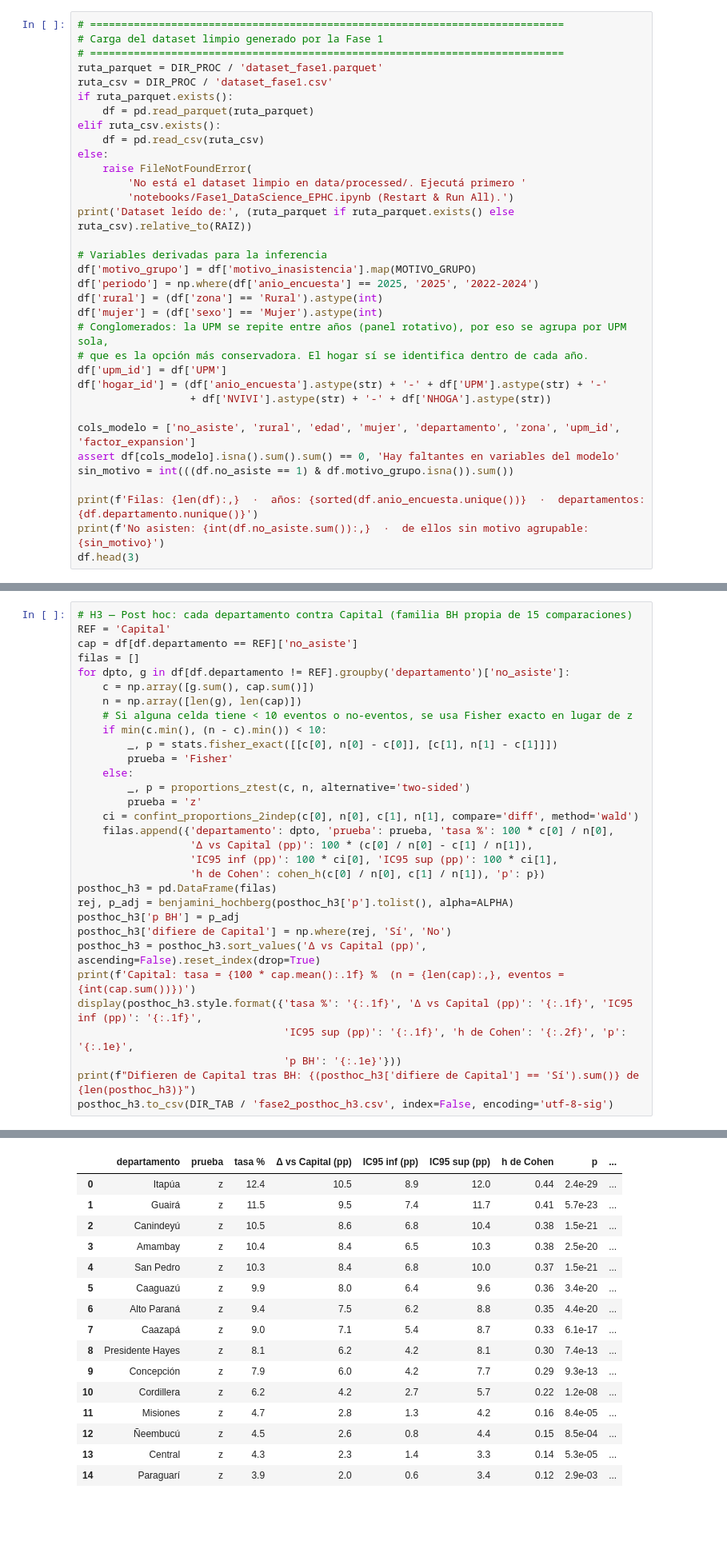
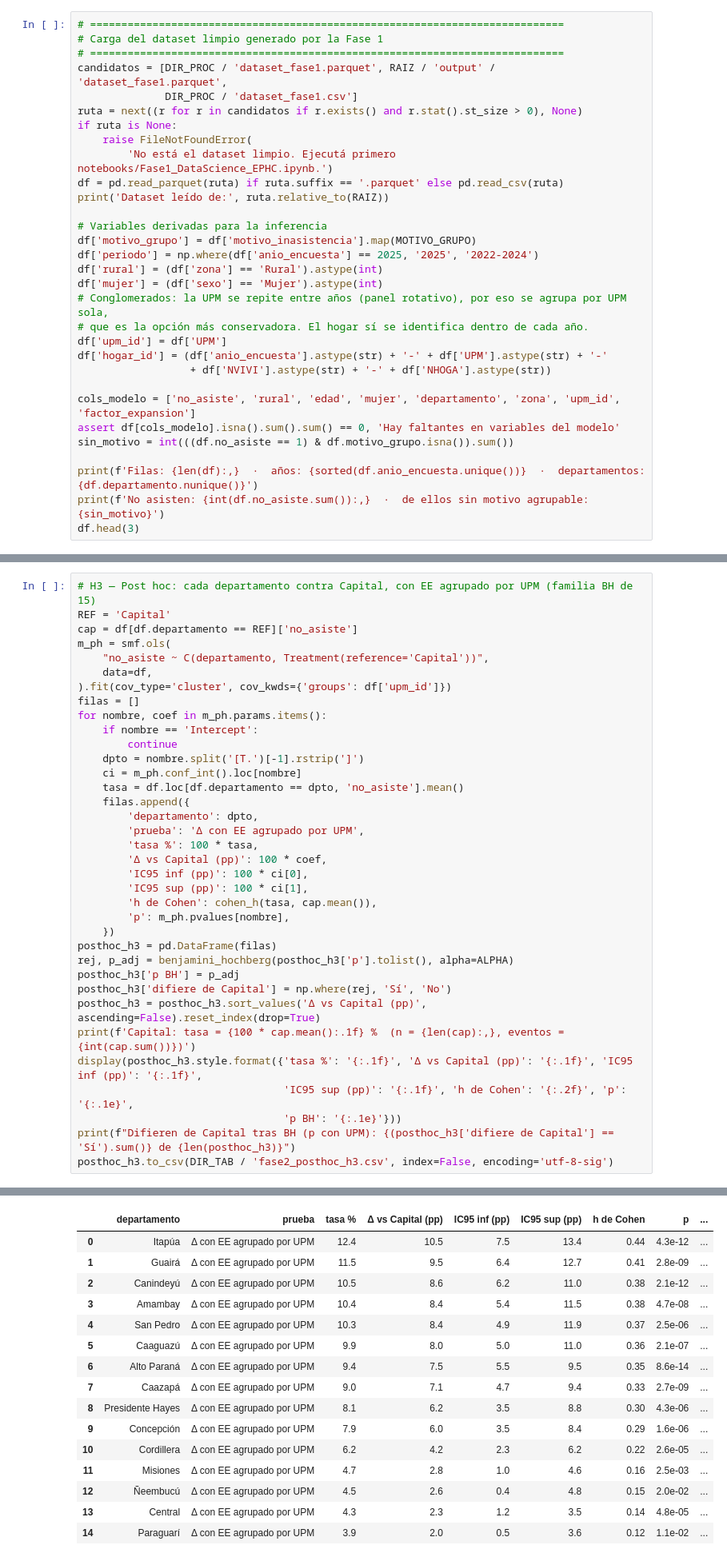
Before and after one commit to vi3lman/proyecto-ds-inasistencia-py, a Jupyter notebook: notebooks/Fase2_DataScience_EPHC.ipynb, the cells around one changed output, grey strips where cells are left out. Shown at 80% size. Drawn from its saved outputs; the diff is of its cells as text; blank space fills up the shorter version.

```diff
--- a/notebooks/Fase2_DataScience_EPHC.ipynb
+++ b/notebooks/Fase2_DataScience_EPHC.ipynb
@@ -133,17 +136,14 @@ Raíz  : C:\Users\user\Desktop\FACULTAD\Data Science\proyecto-ds-inasistencia-py
 # ============================================================================
 # Carga del dataset limpio generado por la Fase 1
 # ============================================================================
-ruta_parquet = DIR_PROC / 'dataset_fase1.parquet'
-ruta_csv = DIR_PROC / 'dataset_fase1.csv'
-if ruta_parquet.exists():
-    df = pd.read_parquet(ruta_parquet)
-elif ruta_csv.exists():
-    df = pd.read_csv(ruta_csv)
-else:
+candidatos = [DIR_PROC / 'dataset_fase1.parquet', RAIZ / 'output' / 'dataset_fase1.parquet',
+              DIR_PROC / 'dataset_fase1.csv']
+ruta = next((r for r in candidatos if r.exists() and r.stat().st_size > 0), None)
+if ruta is None:
     raise FileNotFoundError(
-        'No está el dataset limpio en data/processed/. Ejecutá primero '
-        'notebooks/Fase1_DataScience_EPHC.ipynb (Restart & Run All).')
-print('Dataset leído de:', (ruta_parquet if ruta_parquet.exists() else ruta_csv).relative_to(RAIZ))
+        'No está el dataset limpio. Ejecutá primero notebooks/Fase1_DataScience_EPHC.ipynb.')
+df = pd.read_parquet(ruta) if ruta.suffix == '.parquet' else pd.read_csv(ruta)
+print('Dataset leído de:', ruta.relative_to(RAIZ))
 
 # Variables derivadas para la inferencia
 df['motivo_grupo'] = df['motivo_inasistencia'].map(MOTIVO_GRUPO)
@@ -557,51 +572,56 @@ V de Cramér = 0.116   IC 95% bootstrap [0.108, 0.128]
 | Paraguarí | 963 | 38 | 3.9 | 2.9 | 5.4 |
 | Capital | 1451 | 28 | 1.9 | 1.3 | 2.8 |
 # %%
-# H3 — Post hoc: cada departamento contra Capital (familia BH propia de 15 comparaciones)
+# H3 — Post hoc: cada departamento contra Capital, con EE agrupado por UPM (familia BH de 15)
 REF = 'Capital'
 cap = df[df.departamento == REF]['no_asiste']
+m_ph = smf.ols(
+    "no_asiste ~ C(departamento, Treatment(reference='Capital'))",
+    data=df,
+).fit(cov_type='cluster', cov_kwds={'groups': df['upm_id']})
 filas = []
-for dpto, g in df[df.departamento != REF].groupby('departamento')['no_asiste']:
-    c = np.array([g.sum(), cap.sum()])
-    n = np.array([len(g), len(cap)])
-    # Si alguna celda tiene < 10 eventos o no-eventos, se usa Fisher exacto en lugar de z
-    if min(c.min(), (n - c).min()) < 10:
-        _, p = stats.fisher_exact([[c[0], n[0] - c[0]], [c[1], n[1] - c[1]]])
-        prueba = 'Fisher'
-    else:
-        _, p = proportions_ztest(c, n, alternative='two-sided')
-        prueba = 'z'
-    ci = confint_proportions_2indep(c[0], n[0], c[1], n[1], compare='diff', method='wald')
-    filas.append({'departamento': dpto, 'prueba': prueba, 'tasa %': 100 * c[0] / n[0],
-                  'Δ vs Capital (pp)': 100 * (c[0] / n[0] - c[1] / n[1]),
-                  'IC95 inf (pp)': 100 * ci[0], 'IC95 sup (pp)': 100 * ci[1],
-                  'h de Cohen': cohen_h(c[0] / n[0], c[1] / n[1]), 'p': p})
+for nombre, coef in m_ph.params.items():
+    if nombre == 'Intercept':
+        continue
+    dpto = nombre.split('[T.')[-1].rstrip(']')
+    ci = m_ph.conf_int().loc[nombre]
+    tasa = df.loc[df.departamento == dpto, 'no_asiste'].mean()
+    filas.append({
+        'departamento': dpto,
+        'prueba': 'Δ con EE agrupado por UPM',
+        'tasa %': 100 * tasa,
+        'Δ vs Capital (pp)': 100 * coef,
+        'IC95 inf (pp)': 100 * ci[0],
+        'IC95 sup (pp)': 100 * ci[1],
+        'h de Cohen': cohen_h(tasa, cap.mean()),
+        'p': m_ph.pvalues[nombre],
+    })
 posthoc_h3 = pd.DataFrame(filas)
 rej, p_adj = benjamini_hochberg(posthoc_h3['p'].tolist(), alpha=ALPHA)
 posthoc_h3['p BH'] = p_adj
 posthoc_h3['difiere de Capital'] = np.where(rej, 'Sí', 'No')
 posthoc_h3 = posthoc_h3.sort_values('Δ vs Capital (pp)', ascending=False).reset_index(drop=True)
 print(f'Capital: tasa = {100 * cap.mean():.1f} %  (n = {len(cap):,}, eventos = {int(cap.sum())})')
 display(posthoc_h3.style.format({'tasa %': '{:.1f}', 'Δ vs Capital (pp)': '{:.1f}', 'IC95 inf (pp)': '{:.1f}',
                                  'IC95 sup (pp)': '{:.1f}', 'h de Cohen': '{:.2f}', 'p': '{:.1e}',
                                  'p BH': '{:.1e}'}))
-print(f"Difieren de Capital tras BH: {(posthoc_h3['difiere de Capital'] == 'Sí').sum()} de {len(posthoc_h3)}")
+print(f"Difieren de Capital tras BH (p con UPM): {(posthoc_h3['difiere de Capital'] == 'Sí').sum()} de {len(posthoc_h3)}")
 posthoc_h3.to_csv(DIR_TAB / 'fase2_posthoc_h3.csv', index=False, encoding='utf-8-sig')
 # %% [output]
 Capital: tasa = 1.9 %  (n = 1,451, eventos = 28)
 |  | departamento | prueba | tasa % | Δ vs Capital (pp) | IC95 inf (pp) | IC95 sup (pp) | h de Cohen | p | ... |
-| 0 | Itapúa | z | 12.4 | 10.5 | 8.9 | 12.0 | 0.44 | 2.4e-29 | ... |
-| 1 | Guairá | z | 11.5 | 9.5 | 7.4 | 11.7 | 0.41 | 5.7e-23 | ... |
-| 2 | Canindeyú | z | 10.5 | 8.6 | 6.8 | 10.4 | 0.38 | 1.5e-21 | ... |
-| 3 | Amambay | z | 10.4 | 8.4 | 6.5 | 10.3 | 0.38 | 2.5e-20 | ... |
-| 4 | San Pedro | z | 10.3 | 8.4 | 6.8 | 10.0 | 0.37 | 1.5e-21 | ... |
-| 5 | Caaguazú | z | 9.9 | 8.0 | 6.4 | 9.6 | 0.36 | 3.4e-20 | ... |
-| 6 | Alto Paraná | z | 9.4 | 7.5 | 6.2 | 8.8 | 0.35 | 4.4e-20 | ... |
-| 7 | Caazapá | z | 9.0 | 7.1 | 5.4 | 8.7 | 0.33 | 6.1e-17 | ... |
-| 8 | Presidente Hayes | z | 8.1 | 6.2 | 4.2 | 8.1 | 0.30 | 7.4e-13 | ... |
-| 9 | Concepción | z | 7.9 | 6.0 | 4.2 | 7.7 | 0.29 | 9.3e-13 | ... |
-| 10 | Cordillera | z | 6.2 | 4.2 | 2.7 | 5.7 | 0.22 | 1.2e-08 | ... |
-| 11 | Misiones | z | 4.7 | 2.8 | 1.3 | 4.2 | 0.16 | 8.4e-05 | ... |
-| 12 | Ñeembucú | z | 4.5 | 2.6 | 0.8 | 4.4 | 0.15 | 8.5e-04 | ... |
-| 13 | Central | z | 4.3 | 2.3 | 1.4 | 3.3 | 0.14 | 5.3e-05 | ... |
-| 14 | Paraguarí | z | 3.9 | 2.0 | 0.6 | 3.4 | 0.12 | 2.9e-03 | ... |
+| 0 | Itapúa | Δ con EE agrupado por UPM | 12.4 | 10.5 | 7.5 | 13.4 | 0.44 | 4.3e-12 | ... |
+| 1 | Guairá | Δ con EE agrupado por UPM | 11.5 | 9.5 | 6.4 | 12.7 | 0.41 | 2.8e-09 | ... |
+| 2 | Canindeyú | Δ con EE agrupado por UPM | 10.5 | 8.6 | 6.2 | 11.0 | 0.38 | 2.1e-12 | ... |
+| 3 | Amambay | Δ con EE agrupado por UPM | 10.4 | 8.4 | 5.4 | 11.5 | 0.38 | 4.7e-08 | ... |
+| 4 | San Pedro | Δ con EE agrupado por UPM | 10.3 | 8.4 | 4.9 | 11.9 | 0.37 | 2.5e-06 | ... |
+| 5 | Caaguazú | Δ con EE agrupado por UPM | 9.9 | 8.0 | 5.0 | 11.0 | 0.36 | 2.1e-07 | ... |
+| 6 | Alto Paraná | Δ con EE agrupado por UPM | 9.4 | 7.5 | 5.5 | 9.5 | 0.35 | 8.6e-14 | ... |
+| 7 | Caazapá | Δ con EE agrupado por UPM | 9.0 | 7.1 | 4.7 | 9.4 | 0.33 | 2.7e-09 | ... |
+| 8 | Presidente Hayes | Δ con EE agrupado por UPM | 8.1 | 6.2 | 3.5 | 8.8 | 0.30 | 4.3e-06 | ... |
+| 9 | Concepción | Δ con EE agrupado por UPM | 7.9 | 6.0 | 3.5 | 8.4 | 0.29 | 1.6e-06 | ... |
+| 10 | Cordillera | Δ con EE agrupado por UPM | 6.2 | 4.2 | 2.3 | 6.2 | 0.22 | 2.6e-05 | ... |
+| 11 | Misiones | Δ con EE agrupado por UPM | 4.7 | 2.8 | 1.0 | 4.6 | 0.16 | 2.5e-03 | ... |
+| 12 | Ñeembucú | Δ con EE agrupado por UPM | 4.5 | 2.6 | 0.4 | 4.8 | 0.15 | 2.0e-02 | ... |
+| 13 | Central | Δ con EE agrupado por UPM | 4.3 | 2.3 | 1.2 | 3.5 | 0.14 | 4.8e-05 | ... |
+| 14 | Paraguarí | Δ con EE agrupado por UPM | 3.9 | 2.0 | 0.5 | 3.6 | 0.12 | 1.1e-02 | ... |
```
Also changed, not shown: parts of 30 cells of this notebook, 1 other file.
